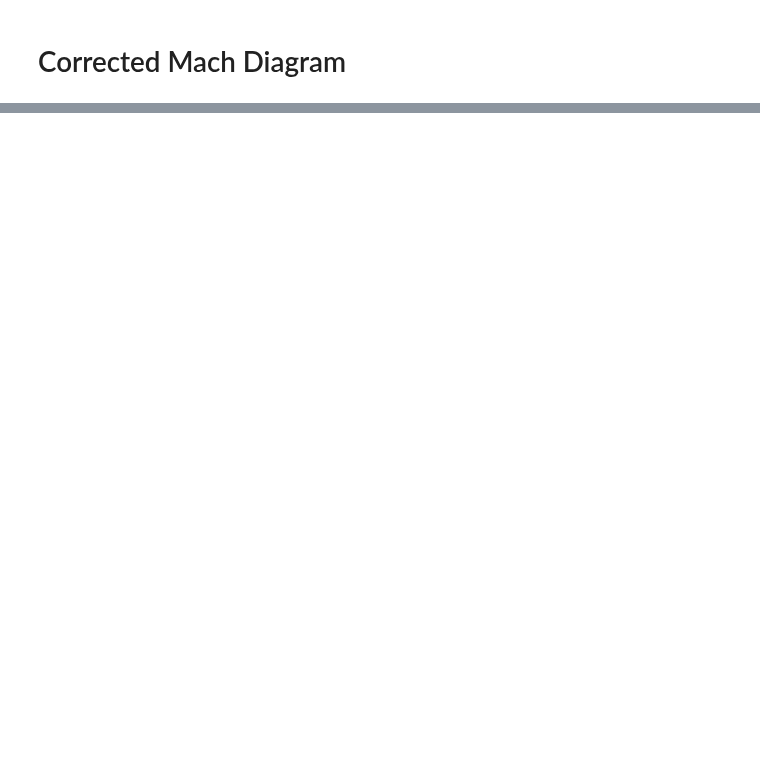
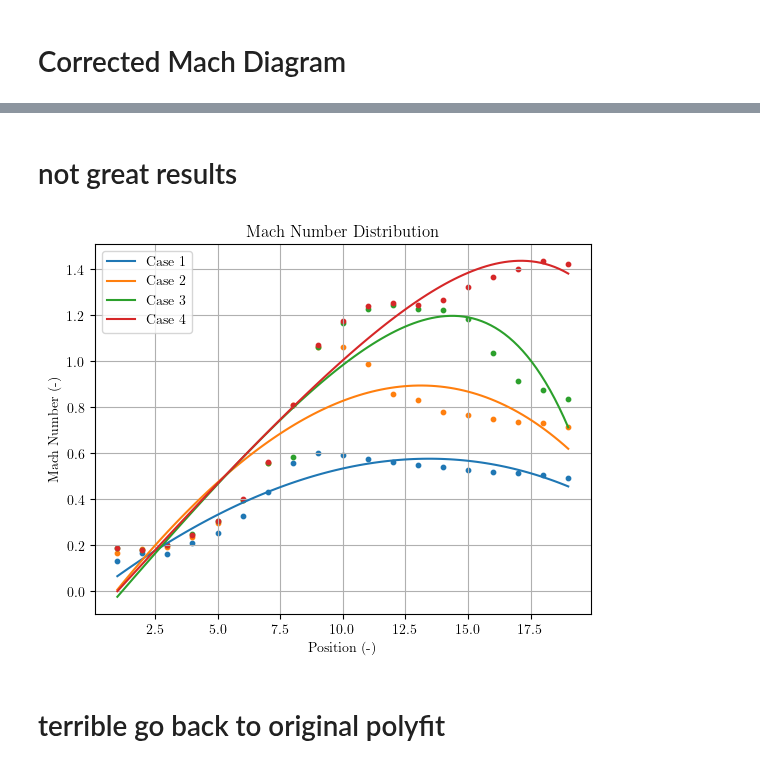
Before and after one commit to lpender3672/MEng-CW, a Jupyter notebook: IIA/3A3/Supersonic_Nozzle/analysis.ipynb, the cells around one changed output, grey strips where cells are left out. Drawn from its saved outputs; the diff is of its cells as text; code cells hidden in the pictures; blank space fills up the shorter version.

```diff
--- a/IIA/3A3/Supersonic_Nozzle/analysis.ipynb
+++ b/IIA/3A3/Supersonic_Nozzle/analysis.ipynb
@@ -189,0 +262,35 @@ plt.show()
+# %% [markdown]
+# not great results
+# %%
+from scipy.optimize import curve_fit
+
+def f(x, a, b, c, d):
+    return a + b * x - c * np.exp(-d * x)
+
+def plot_curve_fit(ax, f, x, y, label):
+    popt, pcov = curve_fit(f, x, y)
+    xp = np.linspace(x[0], x[-1], 100)
+    ax.plot(xp, f(xp, *popt), label=label)
+
+fig,ax = plt.subplots()
+
+plot_curve_fit(ax, f, C1[:,0], C1_M, 'Case 1')
+ax.scatter(C1[:,0], C1_M, color='C0', s=10)
+plot_curve_fit(ax, f, C2[:,0], C2_M, 'Case 2')
+ax.scatter(C2[:,0], C2_M, color='C1', s=10)
+plot_curve_fit(ax, f, C3[:,0], C3_M_corrected, 'Case 3')
+ax.scatter(C3[:,0], C3_M_corrected, color='C2', s=10)
+plot_curve_fit(ax, f, C4[:,0], C4_M, 'Case 4')
+ax.scatter(C4[:,0], C4_M, color='C3', s=10)
+
+ax.set_xlabel('Position (-)')
+ax.set_ylabel('Mach Number (-)')
+ax.set_title('Mach Number Distribution')
+ax.legend()
+ax.grid()
+
+plt.show()
+# %% [output]
+[figure, added]
+# %% [markdown]
+# terrible go back to original polyfit
```
Also changed, not shown: parts of 5 cells of this notebook, 4 other files.
